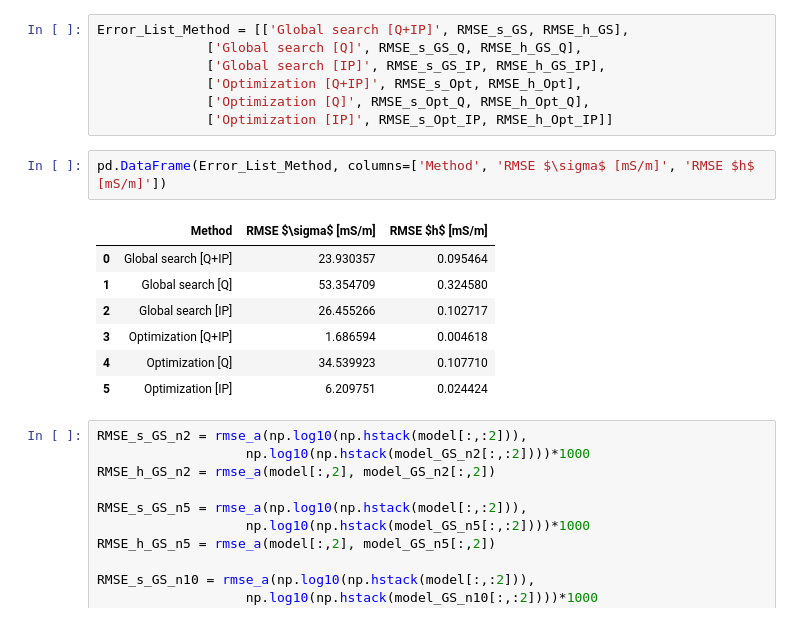
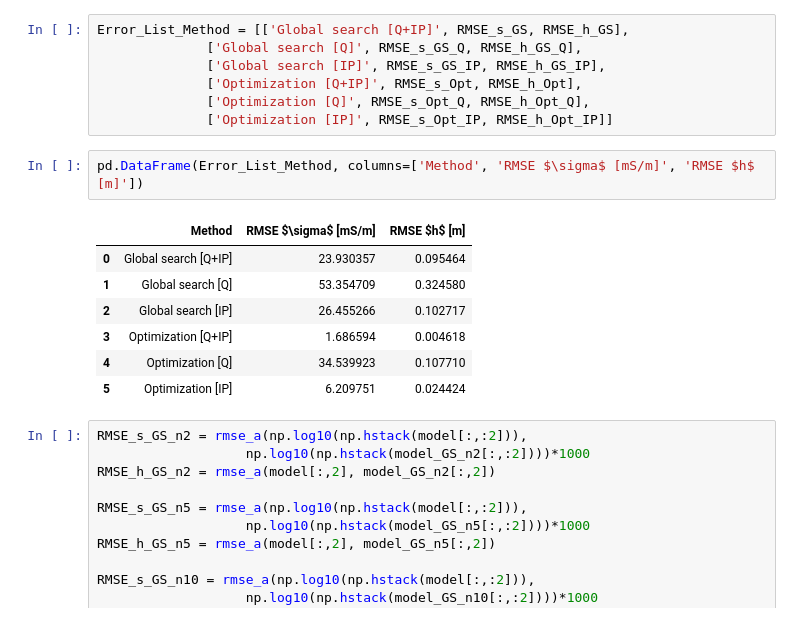
Before and after one commit to mariacarrizo/MC_RB_EM_1D, a Jupyter notebook: Synth-2Layers/A2/Figures.ipynb, the cells around one changed output. Drawn from its saved outputs; the diff is of its cells as text.

Commit message:
tables

```diff
--- a/Synth-2Layers/A2/Figures.ipynb
+++ b/Synth-2Layers/A2/Figures.ipynb
@@ -360,9 +360,9 @@ Error_List_Method = [['Global search [Q+IP]', RMSE_s_GS, RMSE_h_GS],
               ['Optimization [Q]', RMSE_s_Opt_Q, RMSE_h_Opt_Q],
               ['Optimization [IP]', RMSE_s_Opt_IP, RMSE_h_Opt_IP]]
 # %%
-pd.DataFrame(Error_List_Method, columns=['Method', 'RMSE $\sigma$ [mS/m]', 'RMSE $h$ [mS/m]'])
+pd.DataFrame(Error_List_Method, columns=['Method', 'RMSE $\sigma$ [mS/m]', 'RMSE $h$ [m]'])
 # %% [output]
-|  | Method | RMSE $\sigma$ [mS/m] | RMSE $h$ [mS/m] |
+|  | Method | RMSE $\sigma$ [mS/m] | RMSE $h$ [m] |
 | 0 | Global search [Q+IP] | 23.930357 | 0.095464 |
 | 1 | Global search [Q] | 53.354709 | 0.324580 |
 | 2 | Global search [IP] | 26.455266 | 0.102717 |
```
